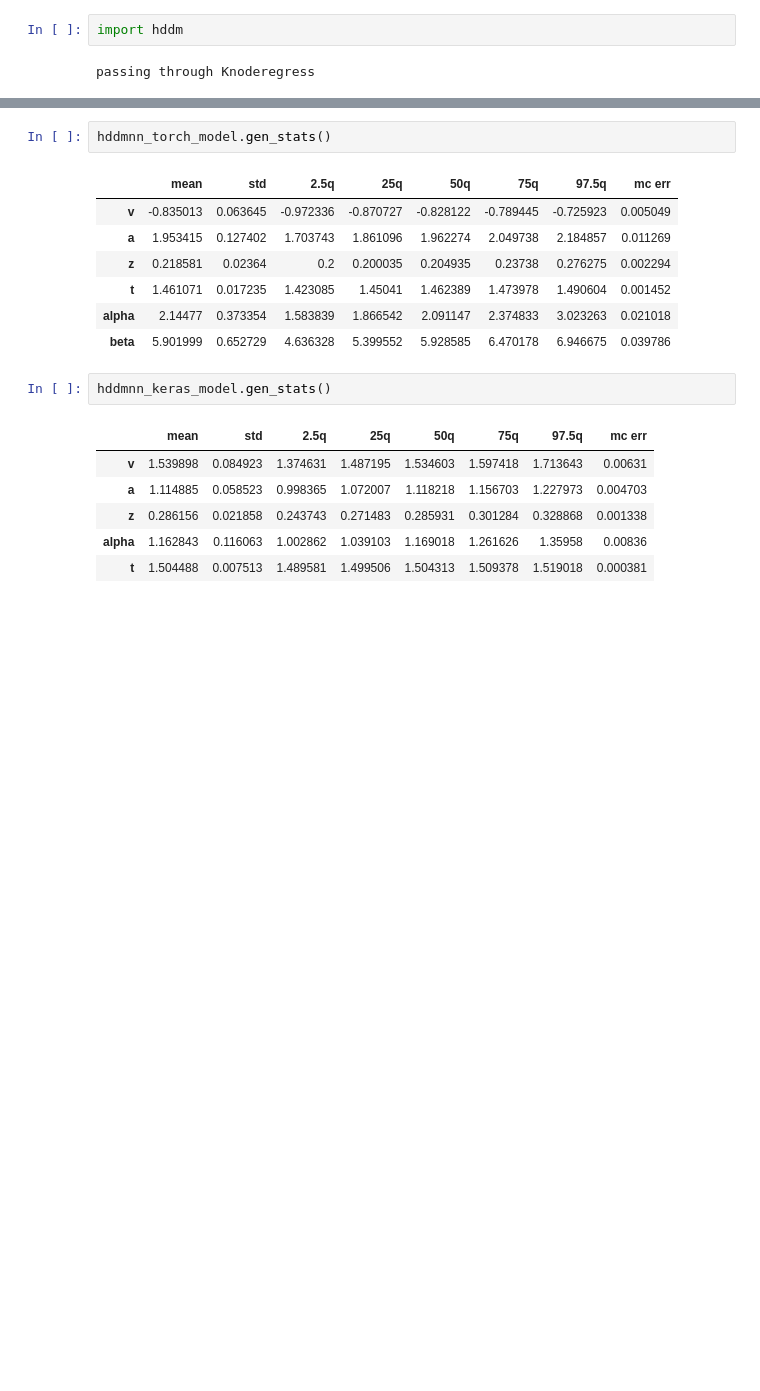
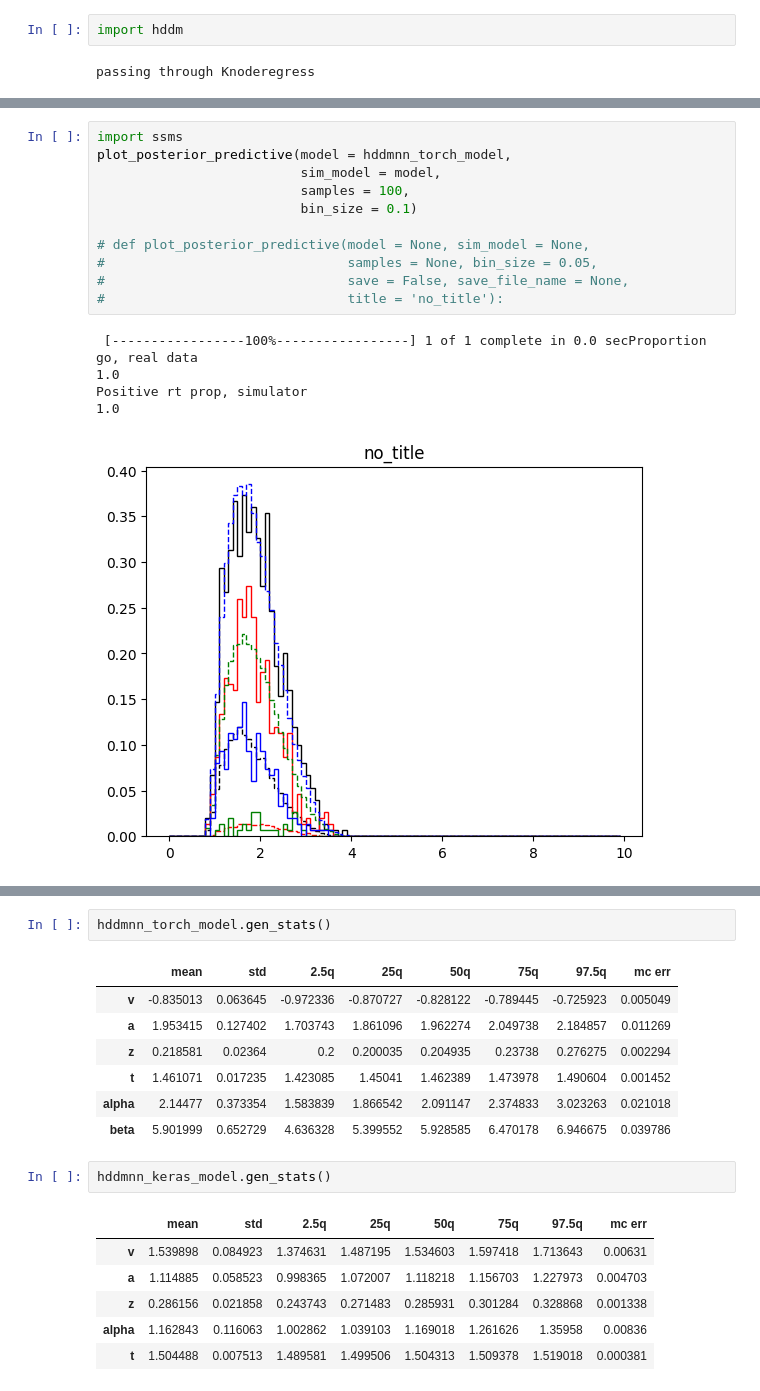
Before and after one commit to AlexanderFengler/LAN_scripts, a Jupyter notebook: hddm_tests.ipynb, the cells around one changed output, grey strips where cells are left out. Drawn from its saved outputs; the diff is of its cells as text; blank space fills up the shorter version.

```diff
--- a/hddm_tests.ipynb
+++ b/hddm_tests.ipynb
@@ -210,0 +495,17 @@ hddm_model.sample(nmcmc,
+# %%
+import ssms
+plot_posterior_predictive(model = hddmnn_torch_model,
+                          sim_model = model,
+                          samples = 100,
+                          bin_size = 0.1)
+
+# def plot_posterior_predictive(model = None, sim_model = None,
+#                               samples = None, bin_size = 0.05,
+#                               save = False, save_file_name = None,
+#                               title = 'no_title'):
+# %% [output]
+ [-----------------100%-----------------] 1 of 1 complete in 0.0 secProportion go, real data
+1.0
+Positive rt prop, simulator
+1.0
+[figure, added]
```
Also changed, not shown: parts of 38 cells of this notebook, 8 other files.
